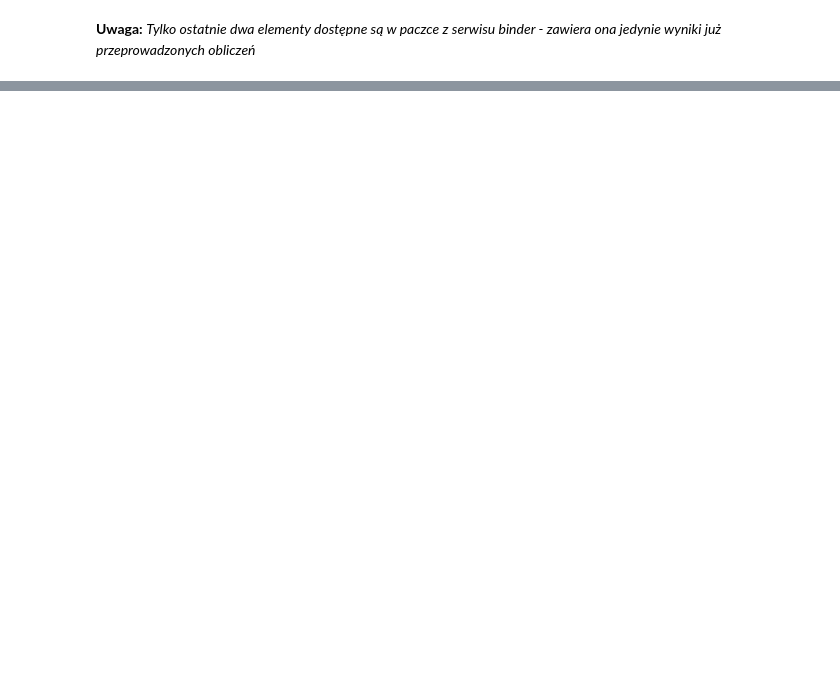
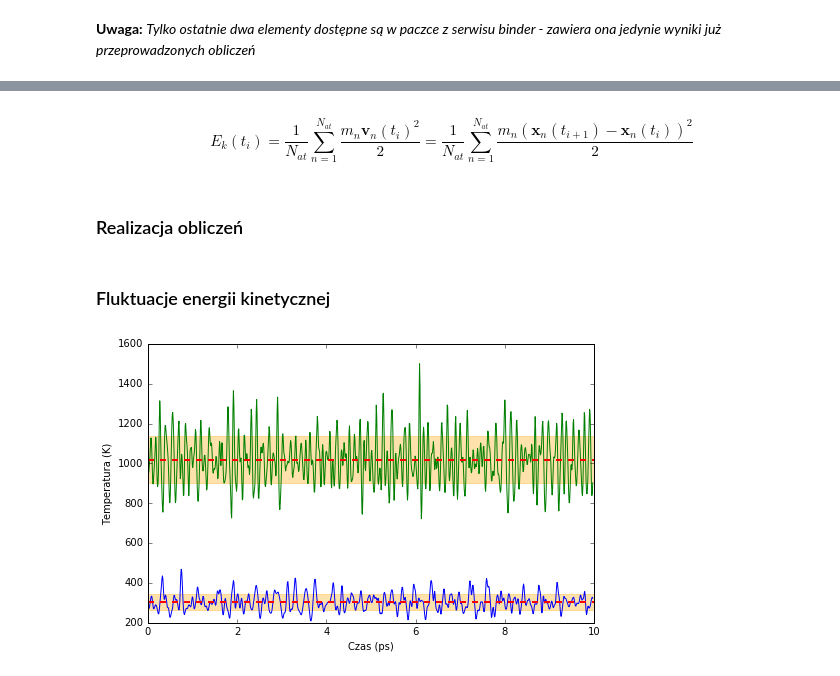
Before and after one commit to jochym/abinitio-workshop, a Jupyter notebook: notebooks/Prezentacja.ipynb, the cells around one changed output, grey strips where cells are left out. Saved outputs shown, nothing was run; the diff lists cells and outputs as text; code cells hidden in the pictures; blank space fills up the shorter version.

```diff
--- a/notebooks/Prezentacja.ipynb
+++ b/notebooks/Prezentacja.ipynb
@@ -60,0 +178,55 @@ Istnieje wiele sposobów organizacji pracy przy obliczeniowych badaniach materia
+# %% [markdown]
+$$
+E_k(t_i)=\frac{1}{N_{at}}\sum_{n=1}^{N_{at}}\frac{m_n {\mathbf v_n}(t_{i})^2}{2}=\frac{1}{N_{at}}\sum_{n=1}^{N_{at}}\frac{m_n ({\mathbf x_n}(t_{i+1})-{\mathbf x_n}(t_{i}))^2}{2}
+$$
+# %% [markdown]
+### Realizacja obliczeń
+# %%
+def calc_velocities(a1,a2,dt):
+    '''
+    Wyliczenie prędkości atomów na podstawie pozycji a1, a2
+    oraz odstępu czasu dt
+    '''
+    dx=(a2.get_positions()-a1.get_positions())
+    c=Atoms(a2)
+    tv=sum(c.get_cell(),axis=0)/2
+    c.set_positions(dx)
+    c.translate(tv)
+    c.set_scaled_positions(c.get_scaled_positions())
+    c.translate(-tv)
+    return c.get_positions()/dt
+# %%
+def calc_kinen(tr,dt):
+    '''
+    Wyliczenie energii kinetycznej atomów w trajektorii tr
+    przy kroku czasowym dt.
+    '''
+    m=tr[0].get_masses()
+    Ek=[m*sum(calc_velocities(a1,a2,dt)**2,axis=1)/2
+                    for a1,a2 in zip(tr[:-1],tr[1:])]
+    return Ek
+
+def calc_temp(tr,dt):
+    '''
+    Wyliczenie chwilowej temperatury w trajektorii tr
+    przy kroku czasowym dt
+    '''
+    eka=calc_kinen(tr,dt)
+    ek=sum(eka,axis=-1)
+    ekd=std(eka,axis=-1)
+    n=len(tr[0].get_masses())
+    c=n/(n-1)
+    return 2*c*ek/(3*n*un.kB), 2*c*ekd/(3*un.kB)
+# %% [markdown]
+### Fluktuacje energii kinetycznej
+# %%
+plt.figure(figsize=(8,5))
+for T in [300, 1000]:
+    dt,tr=md[T]; temp,_=calc_temp(tr,dt*un.fs)
+    avgT=mean(temp) ; devT=std(temp)
+    plt.plot(dt*np.arange(len(temp))/1000,temp,'-')
+    plt.axhline(avgT,ls='--',color='r',lw=2)
+    plt.axhspan(avgT-devT,avgT+devT,color='orange',alpha=0.33)
+plt.xlabel('Czas (ps)'); plt.ylabel('Temperatura (K)');
+# %% [output]
+[figure, added]
```
Also changed, not shown: parts of 31 cells of this notebook, 7 other files.
